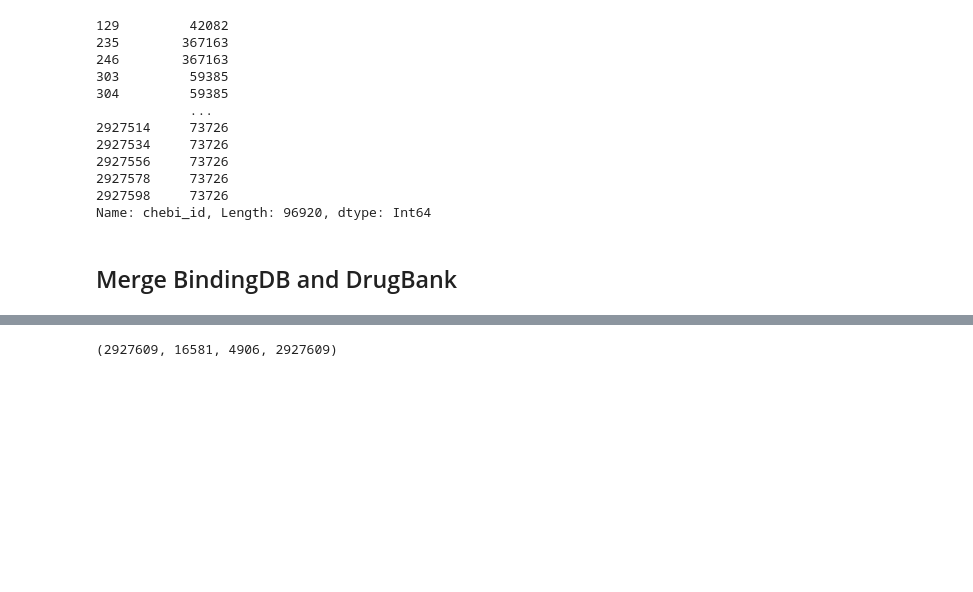
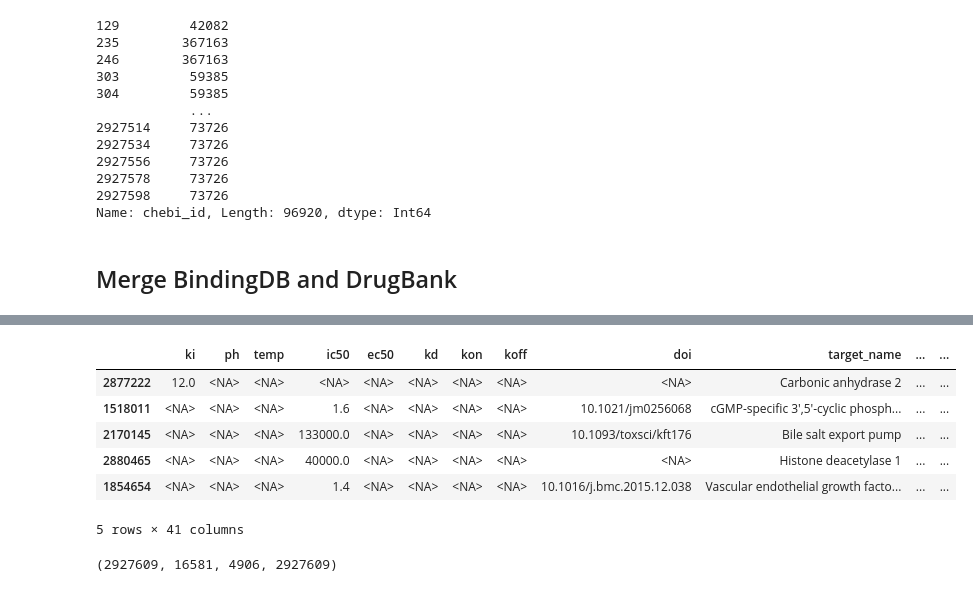
Before and after one commit to epfl-ada/ada-2024-project-hyperbabbage, a Jupyter notebook: preprocessing.ipynb, the cells around one changed output, grey strips where cells are left out. Saved outputs shown, nothing was run; the diff lists cells and outputs as text; code cells hidden in the pictures; blank space fills up the shorter version.

```diff
--- a/preprocessing.ipynb
+++ b/preprocessing.ipynb
@@ -88,6 +91,7 @@ else:
             # These columns are supposed to contain strings.
             ColumnClean('Article DOI', 'doi'),
             ColumnClean('Target Name', 'target_name'),
+            ColumnClean('BindingDB Ligand Name', 'ligand_name'),
 
             # We use these IDs to join bindingDB and drugbank
             ColumnClean('PubChem CID', 'pubchem_cid'),
@@ -240,6 +265,10 @@ else:
     incomplete_merged_df = drugbank_binding_merger.merge(drugbank_ligand, clean_binding_df)
 
     merged_df = pd.merge(incomplete_merged_df, drugbank_proteins, how='left', on='swissprot_protein_id')
+
+    # Remove duplicate columns (they finish with .1)
+    merged_df = merged_df.loc[:, ~merged_df.columns.str.endswith('.1')]
+
     merged_df.to_pickle(MERGED)
 
     print("Merged dataset is loaded and saved.")
@@ -250,3 +284,0 @@ Merged dataset loaded
-# %%
-drugbank_binding_merger = DrugBank_BindingDB_Merger()
-incomplete_merged_df = drugbank_binding_merger.merge(drugbank_ligand, clean_binding_df)
@@ -373,3 +326,13 @@ incomplete_merged_df[[col for col in incomplete_merged_df.columns if 'chebi' in
+# %%
+incomplete_merged_df[incomplete_merged_df['Matched_On'] == 'chebi_id'].sample(5)
+# %% [output]
+|  | ki | ph | temp | ic50 | ec50 | kd | kon | koff | doi | target_name | ... | ... |
+| 2877222 | 12.0 | <NA> | <NA> | <NA> | <NA> | <NA> | <NA> | <NA> | <NA> | Carbonic anhydrase 2 | ... | ... |
+| 1518011 | <NA> | <NA> | <NA> | 1.6 | <NA> | <NA> | <NA> | <NA> | 10.1021/jm0256068 | cGMP-specific 3',5'-cyclic phosph... | ... | ... |
+| 2170145 | <NA> | <NA> | <NA> | 133000.0 | <NA> | <NA> | <NA> | <NA> | 10.1093/toxsci/kft176 | Bile salt export pump | ... | ... |
+| 2880465 | <NA> | <NA> | <NA> | 40000.0 | <NA> | <NA> | <NA> | <NA> | <NA> | Histone deacetylase 1 | ... | ... |
+| 1854654 | <NA> | <NA> | <NA> | 1.4 | <NA> | <NA> | <NA> | <NA> | 10.1016/j.bmc.2015.12.038 | Vascular endothelial growth facto... | ... | ... |
+5 rows × 41 columns
 # %%
 len(merged_df), len(drugbank_ligand), len(drugbank_proteins), len(clean_binding_df)
 # %% [output]
```
Also changed, not shown: parts of 17 cells of this notebook, 2 other files.
